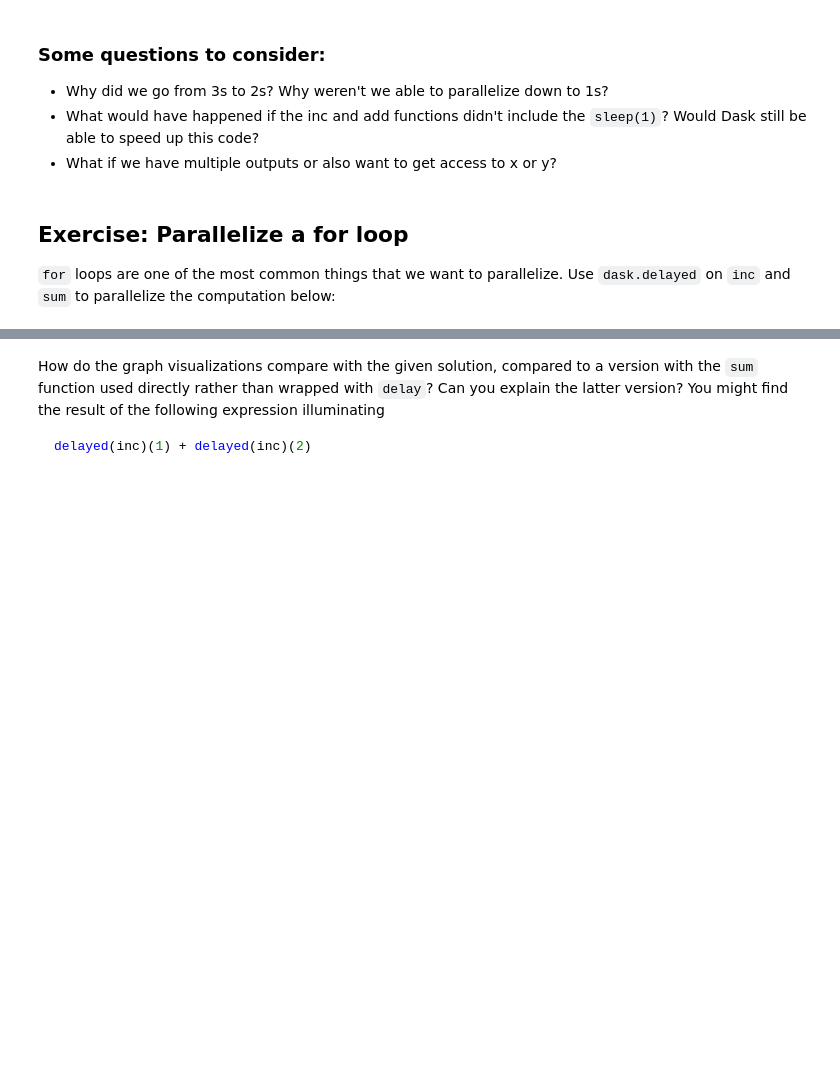
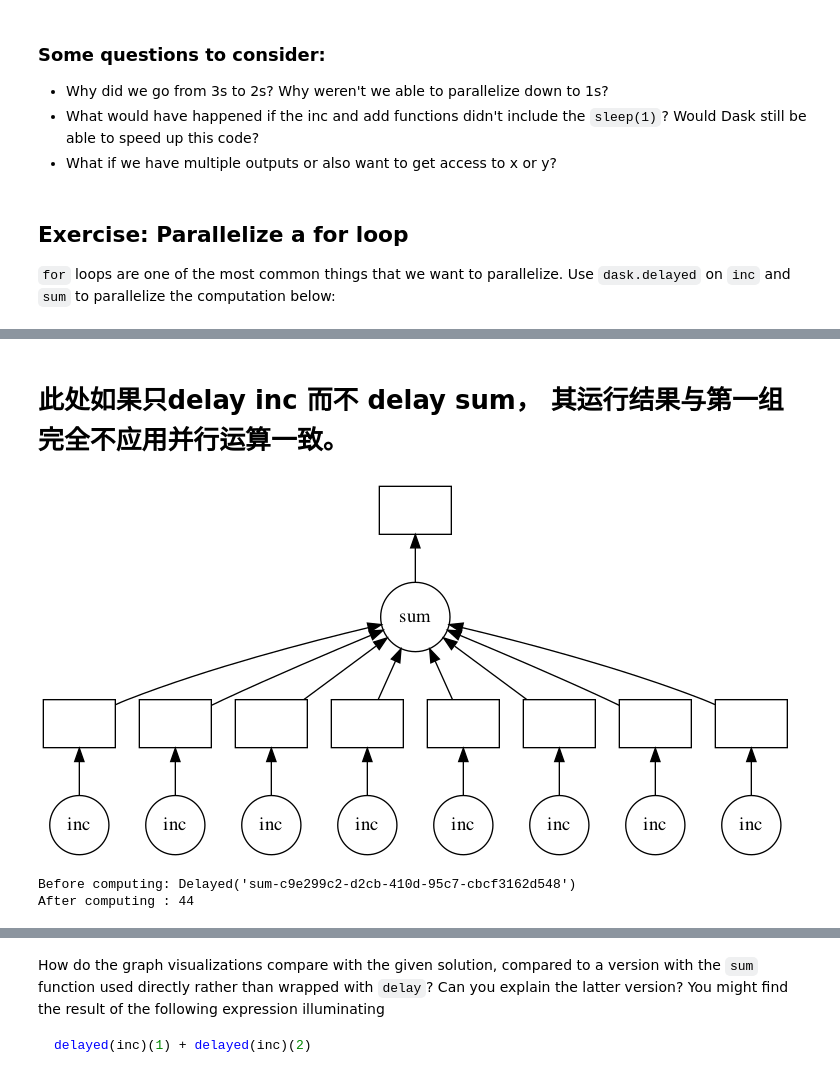
Before and after one commit to StandAloneComplex666/dask_para, a Jupyter notebook: 01_dask.delayed.ipynb, the cells around one changed output, grey strips where cells are left out. Saved outputs shown, nothing was run; the diff lists cells and outputs as text; code cells hidden in the pictures; blank space fills up the shorter version.

```diff
--- a/01_dask.delayed.ipynb
+++ b/01_dask.delayed.ipynb
@@ -103,0 +120,30 @@ total
+# %%
+%%time
+# Your parallel code here...
+results = []
+for x in data:
+    y = delayed(inc)(x)
+    results.append(y)
+total = delayed(sum)(results)
+# %% [markdown]
+# 此处如果只delay inc 而不 delay sum， 其运行结果与第一组完全不应用并行运算一致。
+# %%
+total.visualize()
+# %% [output]
+[figure, added]
+# %%
+# %load solutions/01-delayed-loop.py
+
+results = []
+
+for x in data:
+    y = delayed(inc)(x)
+    results.append(y)
+
+total = delayed(sum)(results)
+print("Before computing:", total)  # Let's see what type of thing total is
+result = total.compute()
+print("After computing :", result)  # After it's computed
+# %% [output]
+Before computing: Delayed('sum-c9e299c2-d2cb-410d-95c7-cbcf3162d548')
+After computing : 44
```
Also changed, not shown: parts of 11 cells of this notebook.
